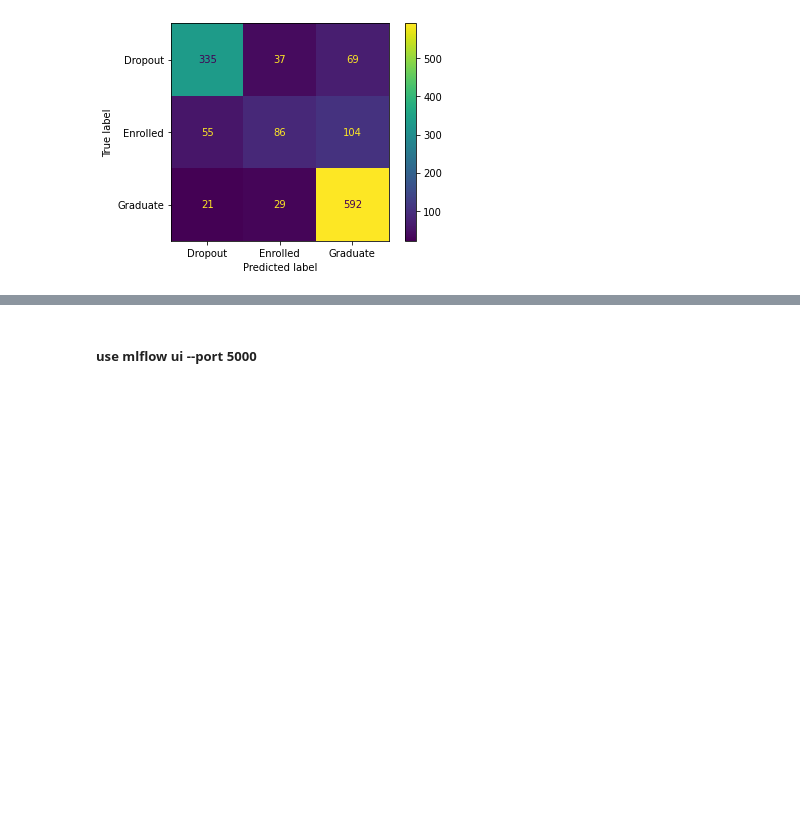
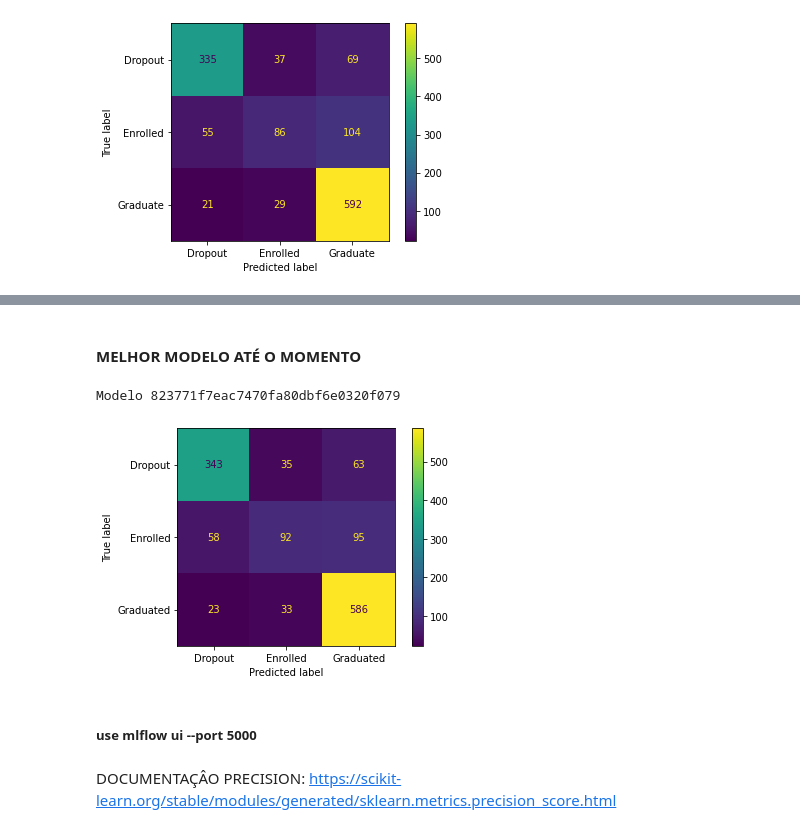
Before and after one commit to AdolfoMatias/MLops, a Jupyter notebook: projeto_estudantes.ipynb, the cells around one changed output, grey strips where cells are left out. Saved outputs shown, nothing was run; the diff lists cells and outputs as text; code cells hidden in the pictures; blank space fills up the shorter version.

```diff
--- a/projeto_estudantes.ipynb
+++ b/projeto_estudantes.ipynb
@@ -213,2 +320,12 @@ Modelo:  0f07deace9ff4990aafb6d8dbae1d822
+# %% [markdown]
+#### MELHOR MODELO ATÉ O MOMENTO
+# %%
+mp = ModeloMl(100,0.1,42,5)
+mp.procurar()
+# %% [output]
+Modelo 823771f7eac7470fa80dbf6e0320f079
+[figure, added]
 # %% [markdown]
 ##### use mlflow  ui --port 5000
+# %% [markdown]
+DOCUMENTAÇÂO PRECISION: https://scikit-learn.org/stable/modules/generated/sklearn.metrics.precision_score.html
```
Also changed, not shown: parts of 7 cells of this notebook, 2 other files.
